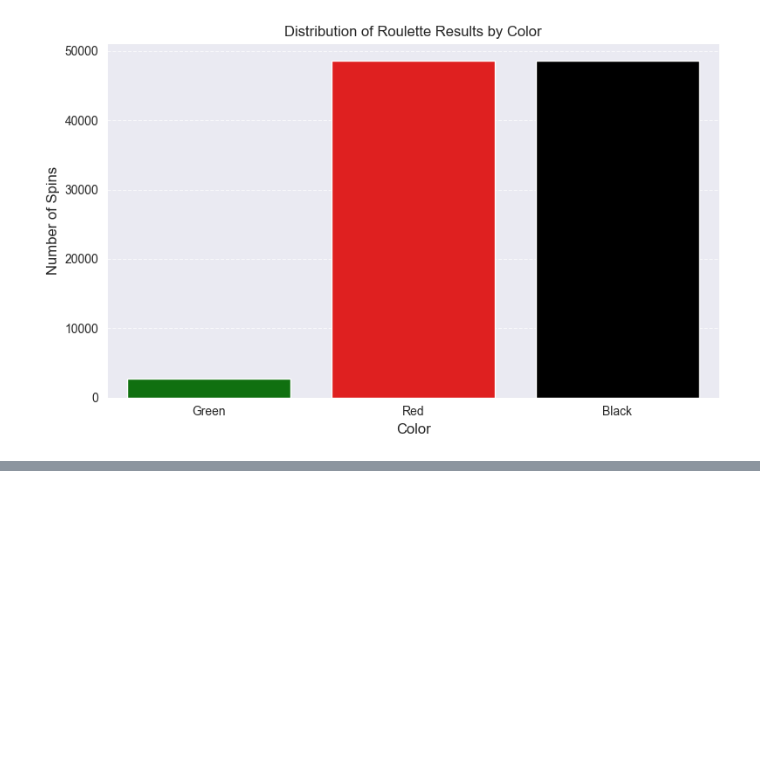
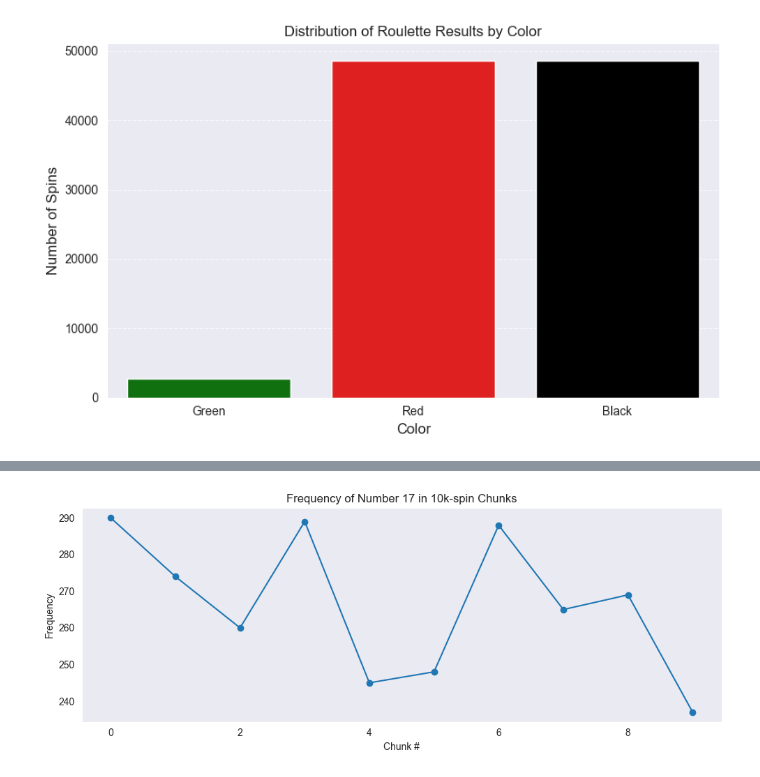
Before and after one commit to ValentynFedorov/Test-task, a Jupyter notebook: sample.ipynb, the cells around one changed output, grey strips where cells are left out. Cells and saved outputs as stored; diff of their text form; code cells hidden in the pictures; blank space fills up the shorter version.

```diff
--- a/sample.ipynb
+++ b/sample.ipynb
@@ -140,3 +140,20 @@ Passing `palette` without assigning `hue` is deprecated and will be removed in v
 
   sns.barplot(x=list(color_counts.keys()), y=list(color_counts.values()), palette=["green", "red", "black"])
 [figure]
+# %%
+df['dozen_1'] = df['result'].between(1, 12).astype(int)
+df['dozen_2'] = df['result'].between(13, 24).astype(int)
+df['dozen_3'] = df['result'].between(25, 36).astype(int)
+
+col1 = {1, 4, 7, 10, 13, 16, 19, 22, 25, 28, 31, 34}
+col2 = {2, 5, 8, 11, 14, 17, 20, 23, 26, 29, 32, 35}
+col3 = {3, 6, 9, 12, 15, 18, 21, 24, 27, 30, 33, 36}
+
+df['col_1'] = df['result'].isin(col1).astype(int)
+df['col_2'] = df['result'].isin(col2).astype(int)
+df['col_3'] = df['result'].isin(col3).astype(int)
+
+df['is_even'] = df['result'].apply(lambda x: x % 2 == 0 and x != 0).astype(int)
+df['is_odd'] = df['result'].apply(lambda x: x % 2 == 1).astype(int)
+df['is_low'] = df['result'].between(1, 18).astype(int)
+df['is_high'] = df['result'].between(19, 36).astype(int)
@@ -142,0 +198,14 @@ Passing `palette` without assigning `hue` is deprecated and will be removed in v
+# %%
+df['chunk'] = df.index // 10000
+chunk_stats = df.groupby('chunk')['result'].value_counts().unstack().fillna(0)
+
+plt.figure(figsize=(10, 4))
+chunk_stats[17].plot(marker='o')
+plt.title("Frequency of Number 17 in 10k-spin Chunks")
+plt.xlabel("Chunk #")
+plt.ylabel("Frequency")
+plt.grid()
+plt.tight_layout()
+plt.show()
+# %% [output]
+[figure, added]
```
Also changed, not shown: parts of 3 cells of this notebook.
